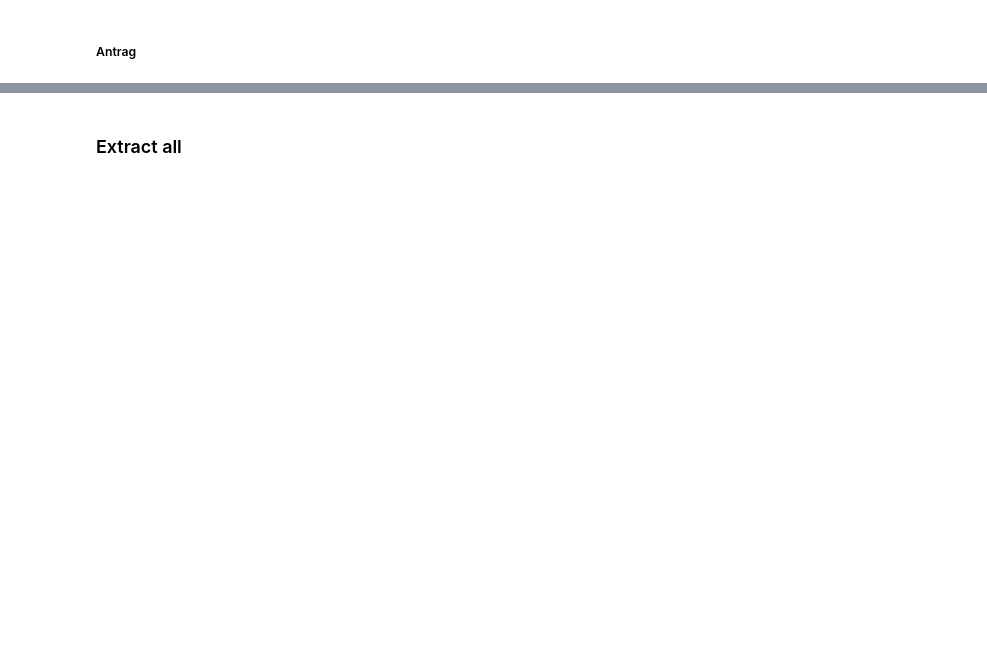
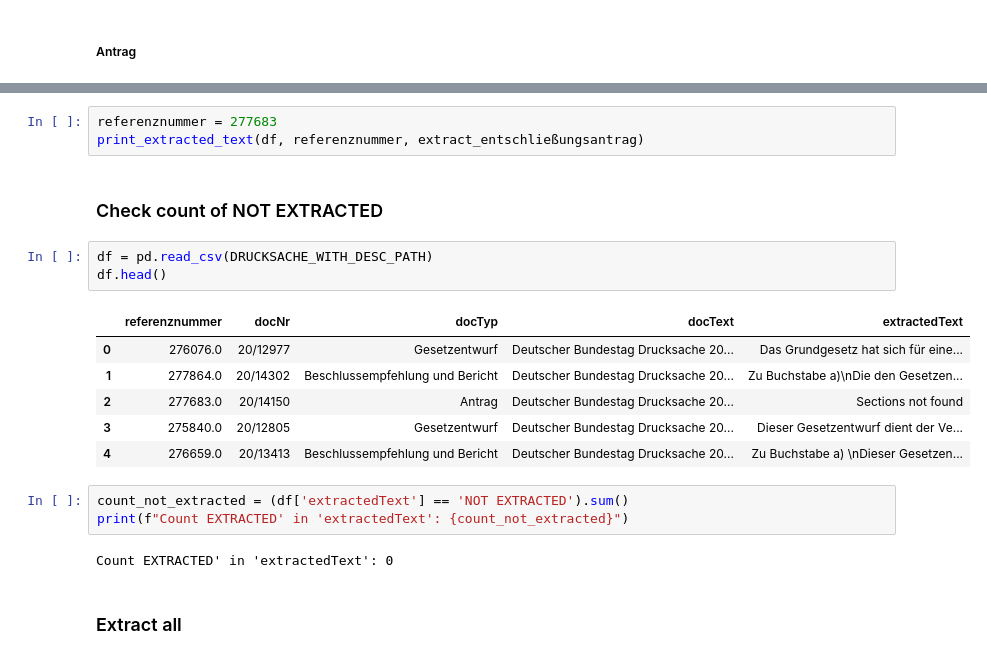
Before and after one commit to Fabian3112/WieWaehltMeinAbgeordneter, a Jupyter notebook: extractor/extract_drucksache.ipynb, the cells around one changed output, grey strips where cells are left out. Cells and saved outputs as stored; diff of their text form; blank space fills up the shorter version.

Commit message:
extractor verify

```diff
--- a/extractor/extract_drucksache.ipynb
+++ b/extractor/extract_drucksache.ipynb
@@ -254,2 +270,22 @@ Sections not found
+# %%
+referenznummer = 277683
+print_extracted_text(df, referenznummer, extract_entschließungsantrag)
+# %% [markdown]
+### Check count of NOT EXTRACTED
+# %%
+df = pd.read_csv(DRUCKSACHE_WITH_DESC_PATH)
+df.head()
+# %% [output]
+|  | referenznummer | docNr | docTyp | docText | extractedText |
+| 0 | 276076.0 | 20/12977 | Gesetzentwurf | Deutscher Bundestag Drucksache 20... | Das Grundgesetz hat sich für eine... |
+| 1 | 277864.0 | 20/14302 | Beschlussempfehlung und Bericht | Deutscher Bundestag Drucksache 20... | Zu Buchstabe a)\nDie den Gesetzen... |
+| 2 | 277683.0 | 20/14150 | Antrag | Deutscher Bundestag Drucksache 20... | Sections not found |
+| 3 | 275840.0 | 20/12805 | Gesetzentwurf | Deutscher Bundestag Drucksache 20... | Dieser Gesetzentwurf dient der Ve... |
+| 4 | 276659.0 | 20/13413 | Beschlussempfehlung und Bericht | Deutscher Bundestag Drucksache 20... | Zu Buchstabe a) \nDieser Gesetzen... |
+# %%
+count_not_extracted = (df['extractedText'] == 'NOT EXTRACTED').sum()
+print(f"Count EXTRACTED' in 'extractedText': {count_not_extracted}")
+# %% [output]
+Count EXTRACTED' in 'extractedText': 0
 # %% [markdown]
 ### Extract all
```
Also changed, not shown: parts of 41 cells of this notebook.
